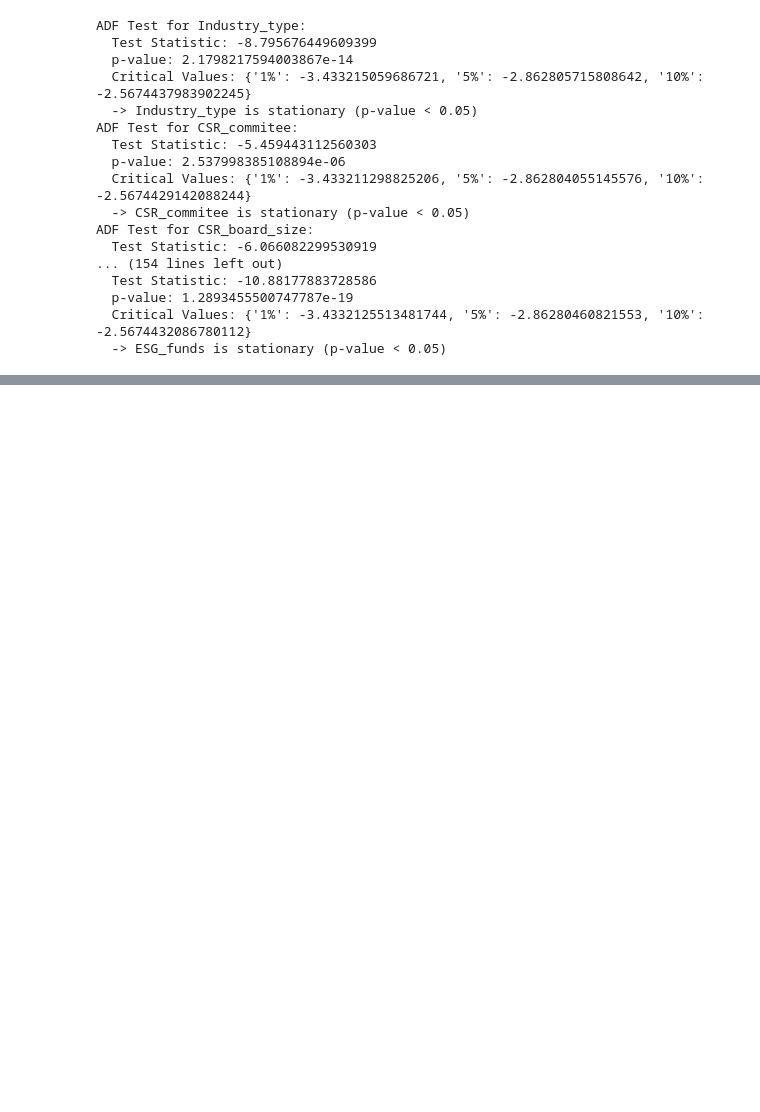
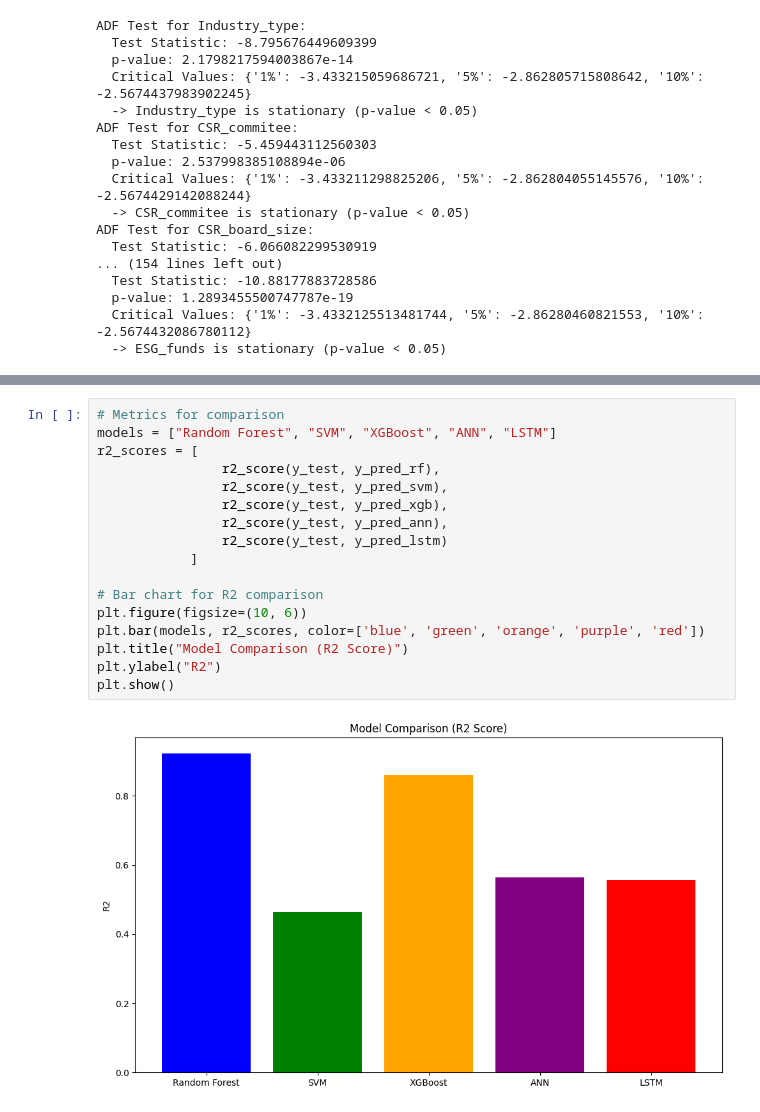
Before and after one commit to Showherda/FYP, a Jupyter notebook: script.ipynb, the cells around one changed output, grey strips where cells are left out. Saved outputs shown, nothing was run; the diff lists cells and outputs as text; blank space fills up the shorter version.

```diff
--- a/script.ipynb
+++ b/script.ipynb
@@ -523,0 +562,19 @@ plt.show()
+# %%
+# Metrics for comparison
+models = ["Random Forest", "SVM", "XGBoost", "ANN", "LSTM"]
+r2_scores = [
+                r2_score(y_test, y_pred_rf),
+                r2_score(y_test, y_pred_svm),
+                r2_score(y_test, y_pred_xgb),
+                r2_score(y_test, y_pred_ann),
+                r2_score(y_test, y_pred_lstm)
+            ]
+
+# Bar chart for R2 comparison
+plt.figure(figsize=(10, 6))
+plt.bar(models, r2_scores, color=['blue', 'green', 'orange', 'purple', 'red'])
+plt.title("Model Comparison (R2 Score)")
+plt.ylabel("R2")
+plt.show()
+# %% [output]
+[figure, added]
```
Also changed, not shown: parts of 23 cells of this notebook, 5 other files.
